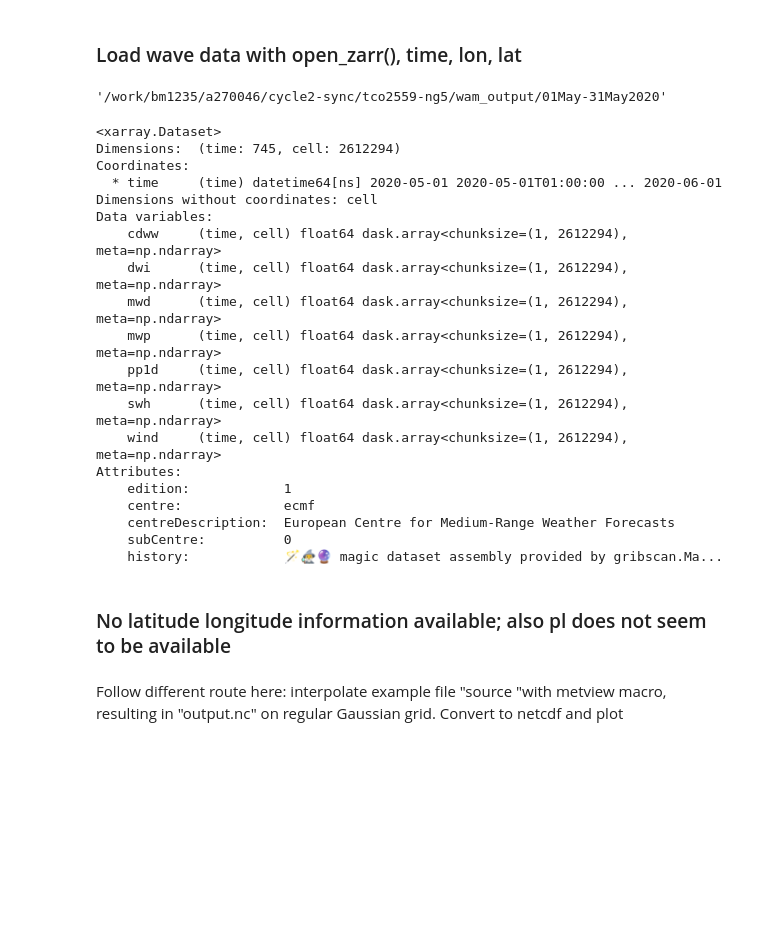
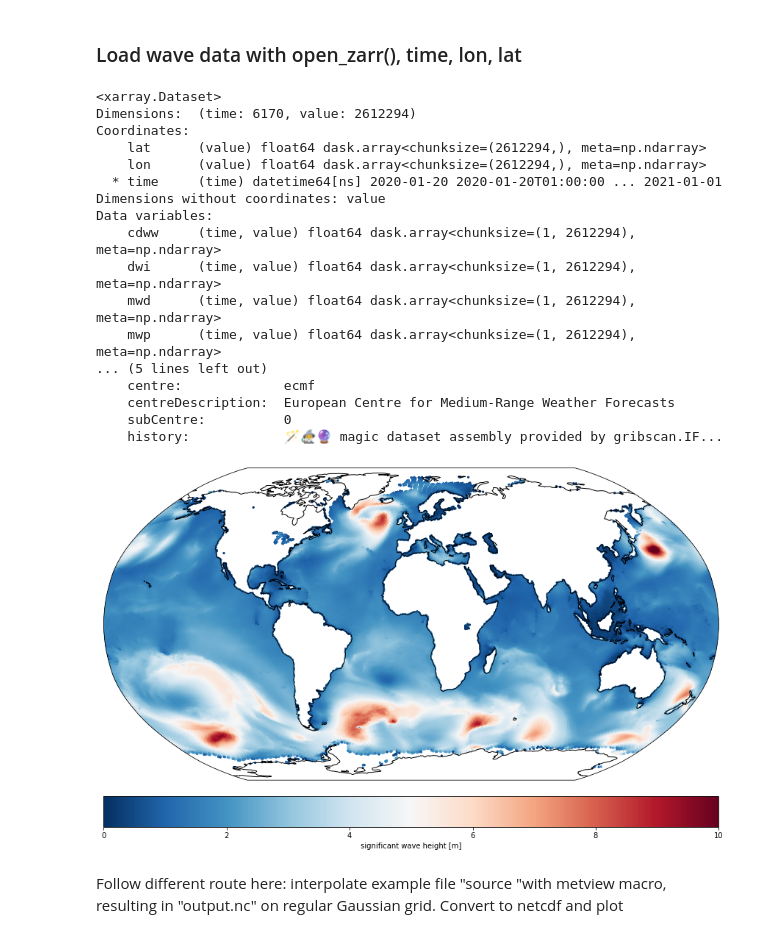
Before and after one commit to nextGEMS/nextGems_Cycle2, a Jupyter notebook: IFS/plot_wavemodel_IFS.ipynb, the cells around one changed output. Drawn from its saved outputs; the diff is of its cells as text; code cells hidden in the pictures; blank space fills up the shorter version.

Commit message:
Updated and working wave model output example

```diff
--- a/IFS/plot_wavemodel_IFS.ipynb
+++ b/IFS/plot_wavemodel_IFS.ipynb
@@ -16,37 +14,49 @@ import gribscan
 # %%
 # json file was already prepared with gribscan-index and gribscan-build command line tools
 resolution='tco2559-ng5'
-gribfiles='wam_output/01May-31May2020'
+gribfiles='wam_output/WAMc2'
 datapath='/work/bm1235/a270046/cycle2-sync/'+resolution+'/'+gribfiles
 datazarr=datapath+'/json.dir/atm2d.json' # all wave data, this is the whole May
 data = xr.open_zarr("reference::"+datazarr, consolidated=False)
+#data = xr.open_zarr("reference::"+'/work/bm1235/a270046/cycle2-sync/'+resolution+'/wam_output/WAMc2/json.dir/atm2d.json', consolidated=False)
-# %%
-datapath
-# %% [output]
-'/work/bm1235/a270046/cycle2-sync/tco2559-ng5/wam_output/01May-31May2020'
 # %%
+#note that there is currently no data before 2020-05-01. If you try to access data before that date, you may get only nans or simply an error.
 data
 # %% [output]
 <xarray.Dataset>
-Dimensions:  (time: 745, cell: 2612294)
+Dimensions:  (time: 6170, value: 2612294)
 Coordinates:
-  * time     (time) datetime64[ns] 2020-05-01 2020-05-01T01:00:00 ... 2020-06-01
-Dimensions without coordinates: cell
+    lat      (value) float64 dask.array<chunksize=(2612294,), meta=np.ndarray>
+    lon      (value) float64 dask.array<chunksize=(2612294,), meta=np.ndarray>
+  * time     (time) datetime64[ns] 2020-01-20 2020-01-20T01:00:00 ... 2021-01-01
+Dimensions without coordinates: value
 Data variables:
-    cdww     (time, cell) float64 dask.array<chunksize=(1, 2612294), meta=np.ndarray>
-    dwi      (time, cell) float64 dask.array<chunksize=(1, 2612294), meta=np.ndarray>
-    mwd      (time, cell) float64 dask.array<chunksize=(1, 2612294), meta=np.ndarray>
-    mwp      (time, cell) float64 dask.array<chunksize=(1, 2612294), meta=np.ndarray>
-    pp1d     (time, cell) float64 dask.array<chunksize=(1, 2612294), meta=np.ndarray>
-    swh      (time, cell) float64 dask.array<chunksize=(1, 2612294), meta=np.ndarray>
-    wind     (time, cell) float64 dask.array<chunksize=(1, 2612294), meta=np.ndarray>
-Attributes:
-    edition:            1
+    cdww     (time, value) float64 dask.array<chunksize=(1, 2612294), meta=np.ndarray>
+    dwi      (time, value) float64 dask.array<chunksize=(1, 2612294), meta=np.ndarray>
+    mwd      (time, value) float64 dask.array<chunksize=(1, 2612294), meta=np.ndarray>
+    mwp      (time, value) float64 dask.array<chunksize=(1, 2612294), meta=np.ndarray>
+... (5 lines left out)
     centre:             ecmf
     centreDescription:  European Centre for Medium-Range Weather Forecasts
     subCentre:          0
-    history:            🪄🧙‍♂️🔮 magic dataset assembly provided by gribscan.Ma...
+    history:            🪄🧙‍♂️🔮 magic dataset assembly provided by gribscan.IF...
-# %% [markdown]
-### No latitude longitude information available; also pl does not seem to be available
+# %%
+# sstep controls the spacing between points to plot
+sstep=10 # (10 with s=4 e.g.)
+#pick a certain
+data_sample=data.swh.sel(time='2020-05-01T00:00:00.000000000')
+# plot using the simple scatter method:
+plt.figure(figsize=(15,10))
+# plot using Robinson projection.
+
+ax = plt.axes(projection=ccrs.Robinson())
+ax.coastlines(resolution='110m', color='k')
+
+sc=ax.scatter(data.lon[::sstep],data.lat[::sstep],c=data_sample[::sstep],s=5,cmap=cm.RdBu_r, transform=ccrs.PlateCarree(), vmin=0.,vmax=10.)
+# Add colorbar
+cbar=plt.colorbar(sc,orientation='horizontal', pad=0.04)
+cbar.set_label('significant wave height [m]')
+# %% [output]
+[figure, added]
 # %% [markdown]
 Follow different route here: interpolate example file "source "with metview macro, resulting in "output.nc" on regular Gaussian grid. Convert to netcdf and plot
```
Also changed, not shown: parts of 11 cells of this notebook.
